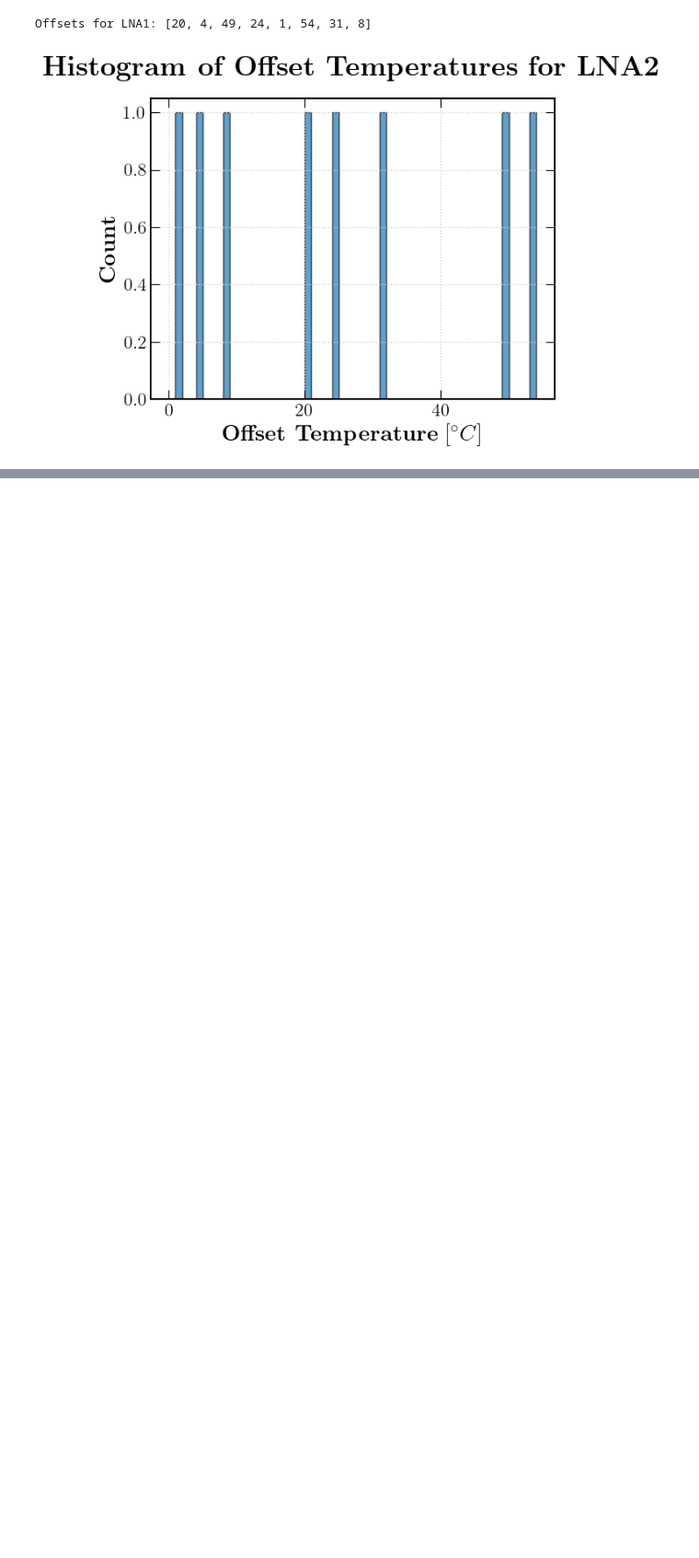
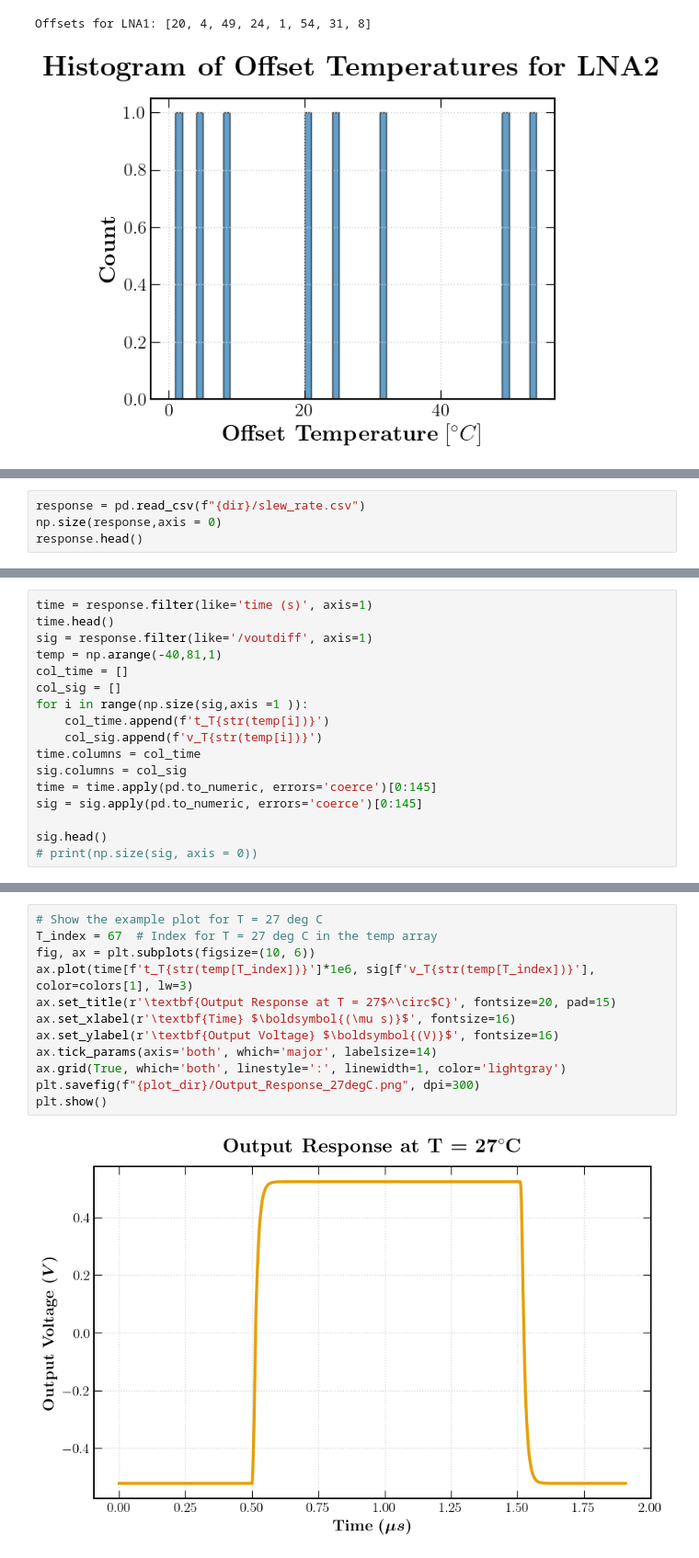
Before and after one commit to BaoTON1701/R-T_BiCMOS_run, a Jupyter notebook: code/Plot_results.ipynb, the cells around one changed output, grey strips where cells are left out. Shown at 92% size. Drawn from its saved outputs; the diff is of its cells as text; blank space fills up the shorter version.

Commit message:
add results of signal response

```diff
--- a/code/Plot_results.ipynb
+++ b/code/Plot_results.ipynb
@@ -554,0 +557,4 @@ Offsets for LNA1: [20, 4, 49, 24, 1, 54, 31, 8]
+# %%
+response = pd.read_csv(f"{dir}/slew_rate.csv")
+np.size(response,axis = 0)
+response.head()
@@ -554,0 +569,17 @@ Offsets for LNA1: [20, 4, 49, 24, 1, 54, 31, 8]
+# %%
+time = response.filter(like='time (s)', axis=1)
+time.head()
+sig = response.filter(like='/voutdiff', axis=1)
+temp = np.arange(-40,81,1)
+col_time = []
+col_sig = []
+for i in range(np.size(sig,axis =1 )):
+    col_time.append(f't_T{str(temp[i])}')
+    col_sig.append(f'v_T{str(temp[i])}')
+time.columns = col_time
+sig.columns = col_sig
+time = time.apply(pd.to_numeric, errors='coerce')[0:145]
+sig = sig.apply(pd.to_numeric, errors='coerce')[0:145]
+
+sig.head()
+# print(np.size(sig, axis = 0))
@@ -554,0 +594,14 @@ Offsets for LNA1: [20, 4, 49, 24, 1, 54, 31, 8]
+# %%
+# Show the example plot for T = 27 deg C
+T_index = 67  # Index for T = 27 deg C in the temp array
+fig, ax = plt.subplots(figsize=(10, 6))
+ax.plot(time[f't_T{str(temp[T_index])}']*1e6, sig[f'v_T{str(temp[T_index])}'], color=colors[1], lw=3)
+ax.set_title(r'\textbf{Output Response at T = 27$^\circ$C}', fontsize=20, pad=15)
+ax.set_xlabel(r'\textbf{Time} $\boldsymbol{(\mu s)}$', fontsize=16)
+ax.set_ylabel(r'\textbf{Output Voltage} $\boldsymbol{(V)}$', fontsize=16)
+ax.tick_params(axis='both', which='major', labelsize=14)
+ax.grid(True, which='both', linestyle=':', linewidth=1, color='lightgray')
+plt.savefig(f"{plot_dir}/Output_Response_27degC.png", dpi=300)
+plt.show()
+# %% [output]
+[figure, added]
```
Also changed, not shown: parts of 6 cells of this notebook, 2 other files.
